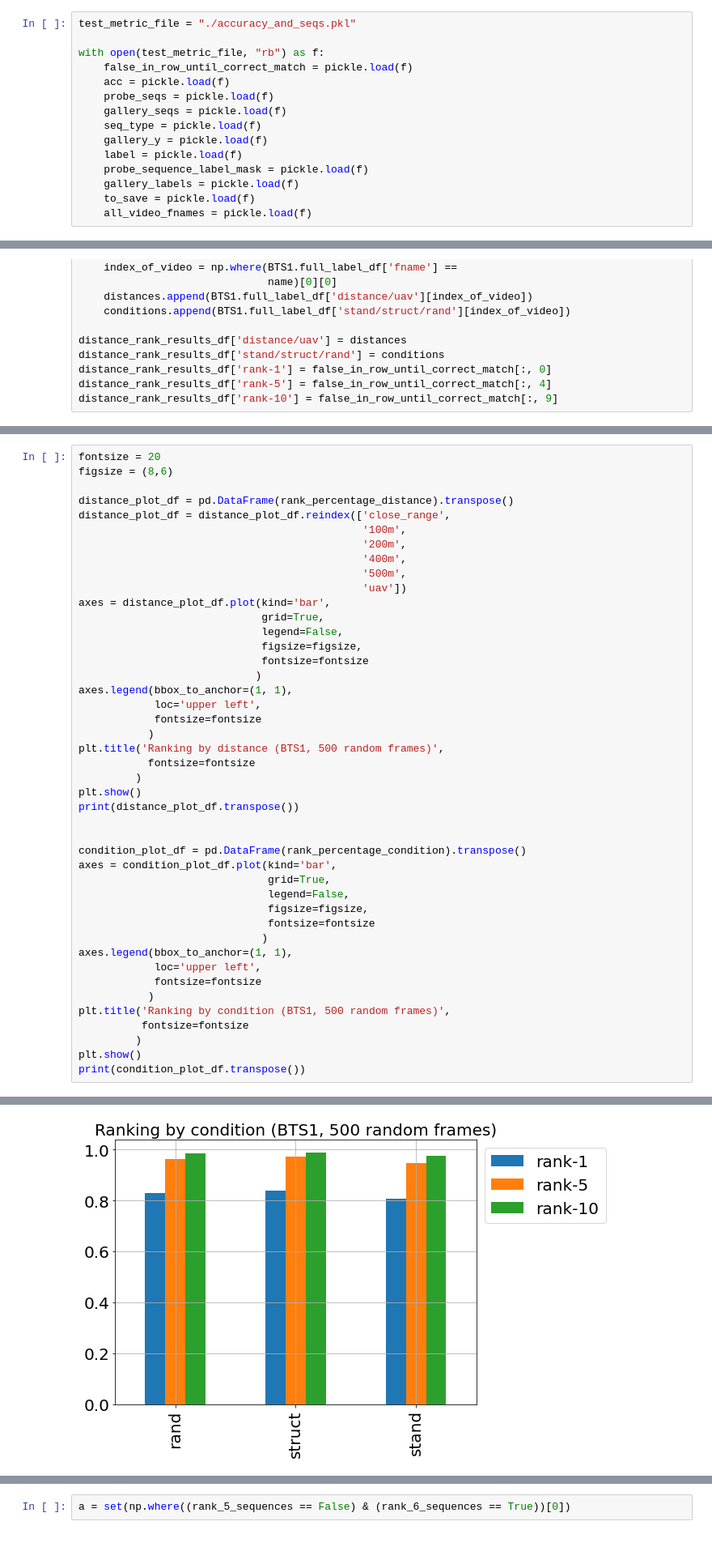
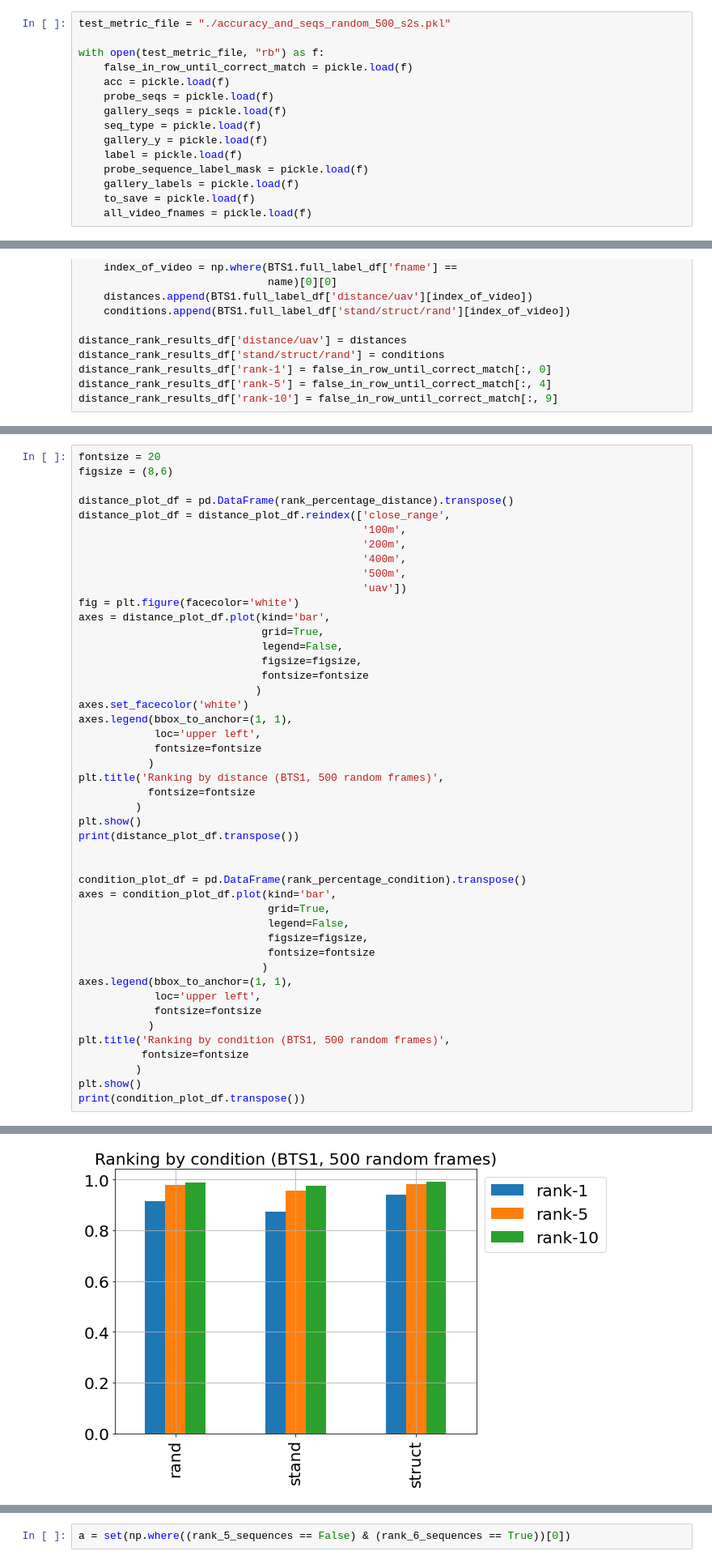
Before and after one commit to RyanAshbaugh/OpenGait, a Jupyter notebook: failure_analysis.ipynb, the cells around one changed output, grey strips where cells are left out. Shown at 81% size. Saved outputs shown, nothing was run; the diff lists cells and outputs as text.

```diff
--- a/failure_analysis.ipynb
+++ b/failure_analysis.ipynb
@@ -20,7 +20,7 @@ dpi = 150
 # %%
 BTS1 = BRIARDataset(BTS1_location, BTS1_df)
 # %%
-test_metric_file = "./accuracy_and_seqs.pkl"
+test_metric_file = "./accuracy_and_seqs_random_500_s2s.pkl"
 
 with open(test_metric_file, "rb") as f:
     false_in_row_until_correct_match = pickle.load(f)
@@ -171,12 +171,14 @@ distance_plot_df = distance_plot_df.reindex(['close_range',
                                              '400m',
                                              '500m',
                                              'uav'])
+fig = plt.figure(facecolor='white')
 axes = distance_plot_df.plot(kind='bar',
                              grid=True,
                              legend=False,
                              figsize=figsize,
                              fontsize=fontsize
                             )
+axes.set_facecolor('white')
 axes.legend(bbox_to_anchor=(1, 1),
             loc='upper left',
             fontsize=fontsize
@@ -213 +216 @@ rank-10     0.999171  1.000000  0.985165  0.937076  0.970134  0.946541
-[figure, old version]
+[figure, new version]
```
Also changed, not shown: parts of 12 cells of this notebook, 2 other files.
